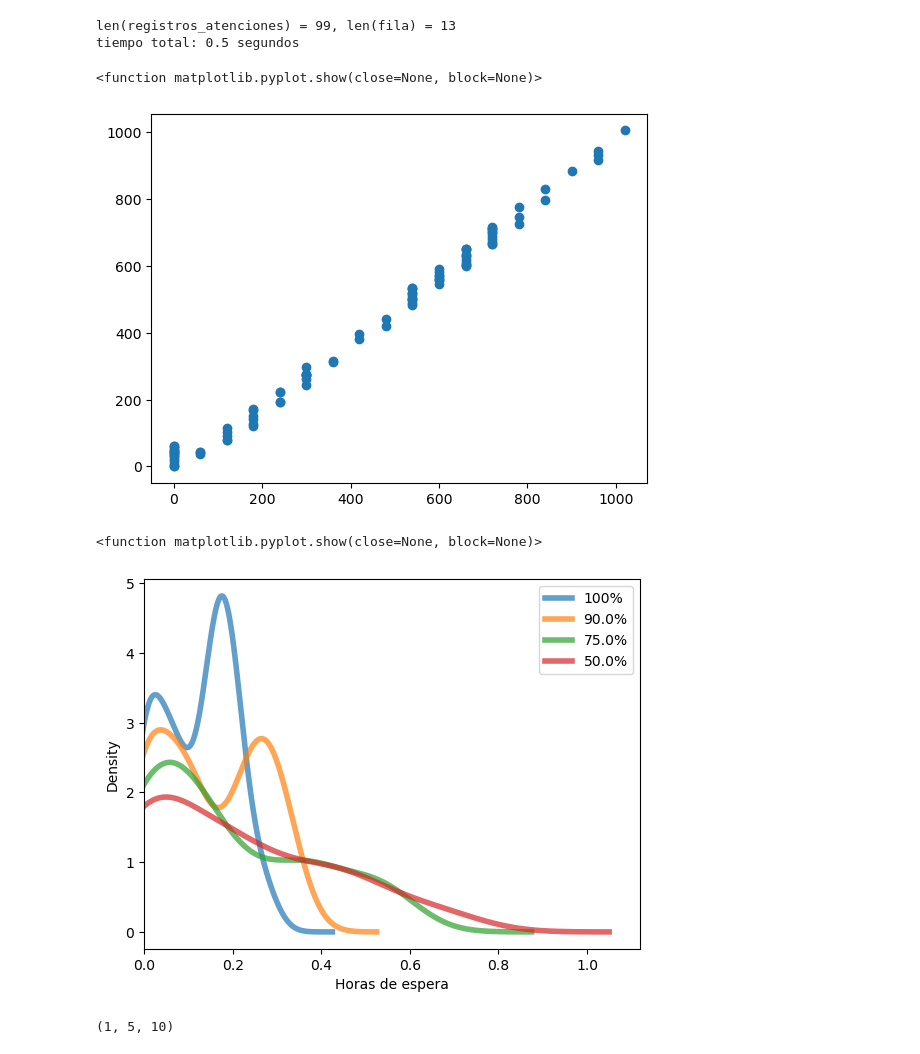
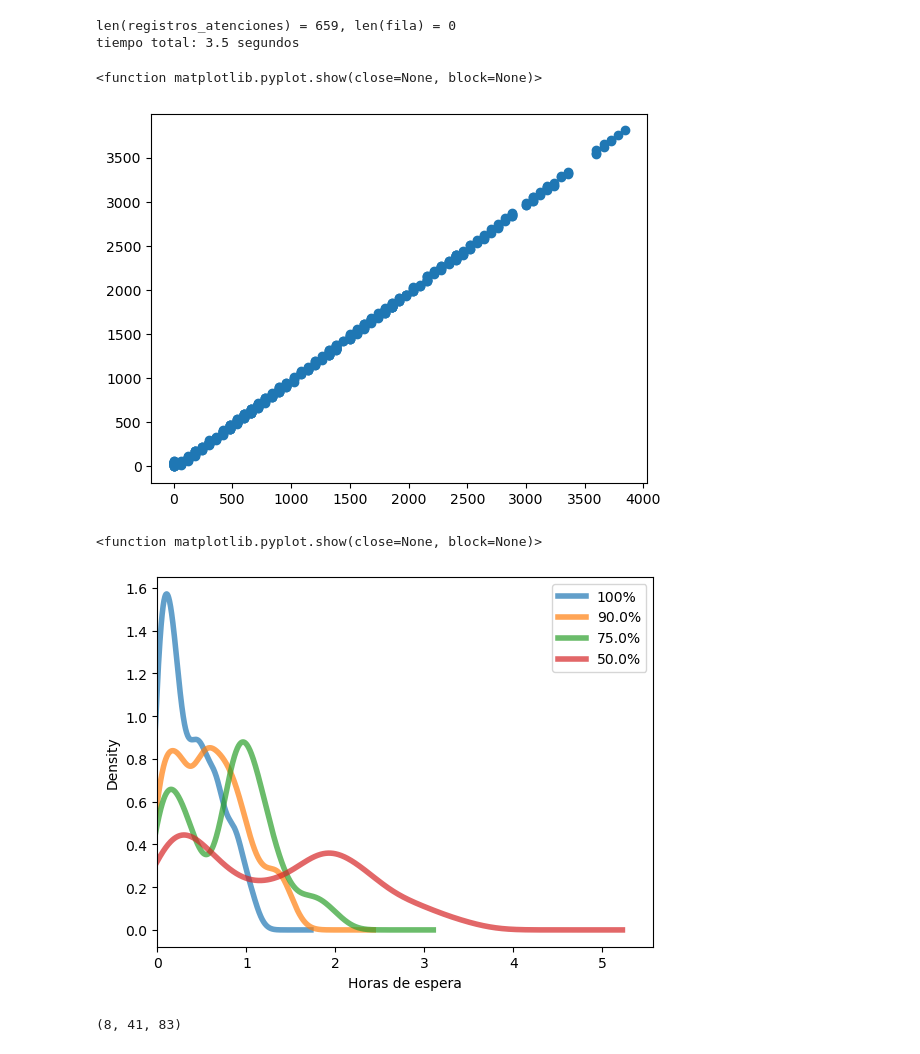
Before and after one commit to alejandroacevedo2305/Flux_v0, a Jupyter notebook: demo_notebooks/demo_simulador.ipynb, the cells around one changed output. Saved outputs shown, nothing was run; the diff lists cells and outputs as text; code cells hidden in the pictures.

```diff
--- a/demo_notebooks/demo_simulador.ipynb
+++ b/demo_notebooks/demo_simulador.ipynb
@@ -20,10 +20,10 @@ skills = sim.obtener_skills(un_dia)
 #un_dia.T_Esp.hist()
 # %%
 start_time = time.time()
-hora_cierre = "9:30:00"
+hora_cierre = "15:00:00"
 # planificacion = sim.plan_desde_skills(skills, inicio="08:00:00", porcentaje_actividad=1)
 registros_atenciones, fila = sim.simv7(
-    un_dia, hora_cierre, planificacion_simulador,probabilidad_pausas = 0)#, log_path="dev/simulacion.log")
+    un_dia, hora_cierre, planificacion_simulador)#, log_path="dev/simulacion.log")
 print(f"{len(registros_atenciones) = }, {len(fila) = }")
 end_time = time.time()
 print(f"tiempo total: {end_time - start_time:.1f} segundos")
@@ -46,37 +46,37 @@ muestra_seq["diff"] = [
 plt.scatter(muestra_seq["espera"], muestra_seq["diff"])
 plt.show
 # %% [output]
-len(registros_atenciones) = 99, len(fila) = 13
-tiempo total: 0.5 segundos
+len(registros_atenciones) = 659, len(fila) = 0
+tiempo total: 3.5 segundos
 <function matplotlib.pyplot.show(close=None, block=None)>
-[figure, old version]
+[figure, new version]
 # %%
 #########################
 # ---Ver tiempos de espera vs. % de actividad---
 #########################
 import matplotlib.pyplot as plt
 import copy
 
 planificacion_ = copy.deepcopy(planificacion_simulador)
 
 
 for porcentaje in [1, 0.9, 0.75, 0.5]:
     for k in planificacion_.keys():
         # Solo hay un bloque horario, por eso el [0]
         planificacion_[k][0]["propiedades"]["porcentaje_actividad"] = porcentaje
 
-    registros_atenciones, _ = sim.simv7(un_dia, hora_cierre, planificacion_, probabilidad_pausas = 0.55, factor_pausas = 1)
+    registros_atenciones, _ = sim.simv7(un_dia, hora_cierre, planificacion_, probabilidad_pausas = 0.5, factor_pausas = .06)
 
     (registros_atenciones.espera / 60 / 60).plot(
         kind="density", alpha=0.7, label=f"{porcentaje*100}%", linewidth=4
     )
 plt.legend()
 plt.xlim(0, None)
 plt.xlabel("Horas de espera")
 plt.show
 # %% [output]
 <function matplotlib.pyplot.show(close=None, block=None)>
-[figure, old version]
+[figure, new version]
 # %%
 from datetime import date, time, datetime
 import numpy as np
@@ -91,4 +91,4 @@ tuple(np.array((lambda x:
                                         ((1-0.8
                                         )*1.1*tiempo_total))).astype(int))
 # %% [output]
-(1, 5, 10)
+(8, 41, 83)
```
Also changed, not shown: 2 other files.
